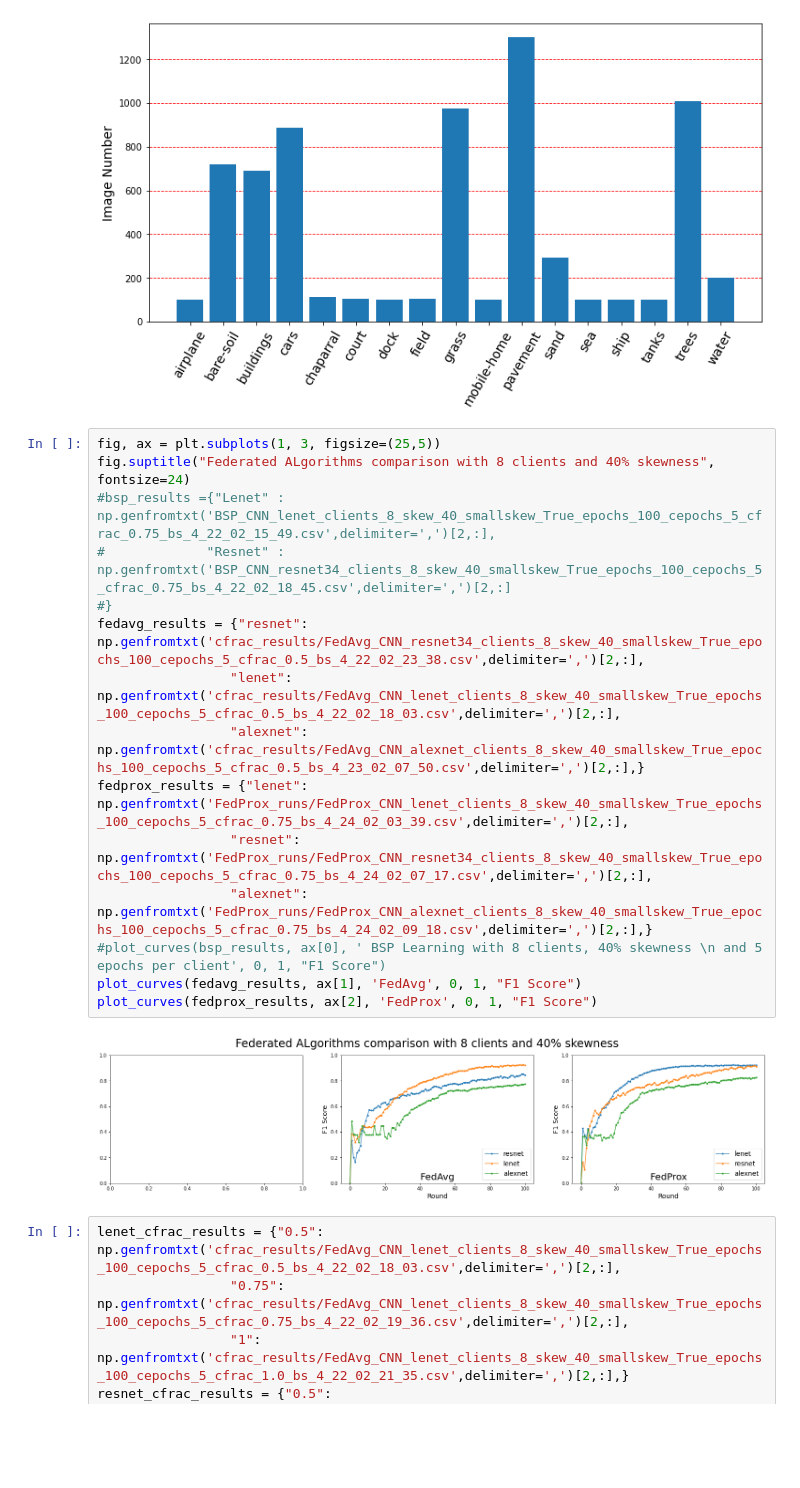
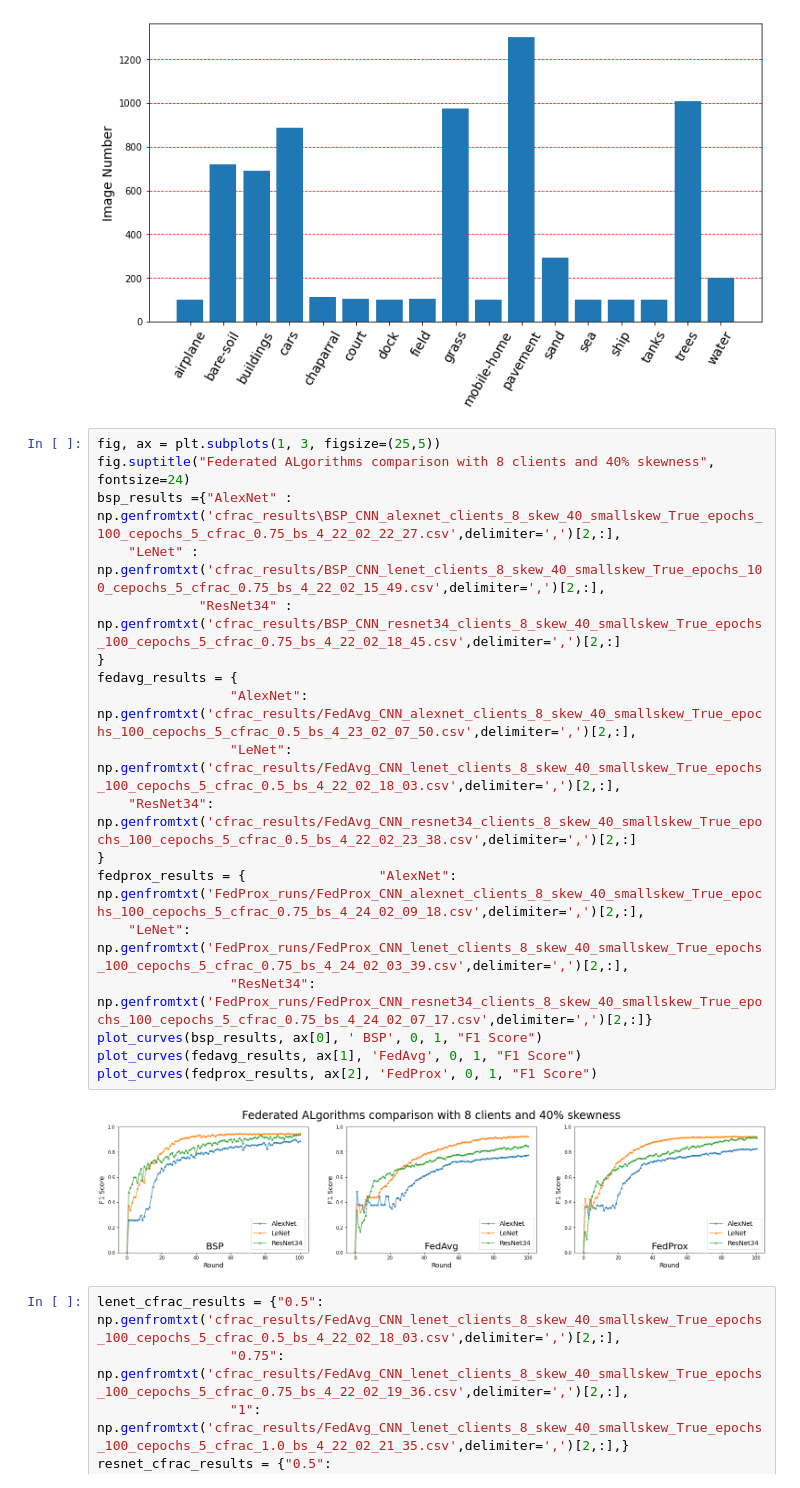
Before and after one commit to anandcu3/Federated-Learning-for-Remote-Sensing, a Jupyter notebook: the new plots notebook.ipynb, the cells around one changed output. Drawn from its saved outputs; the diff is of its cells as text; blank space fills up the shorter version.

Commit message:
plots updated

```diff
--- a/the new plots notebook.ipynb
+++ b/the new plots notebook.ipynb
@@ -129,20 +129,23 @@ plt.show()
 # %%
 fig, ax = plt.subplots(1, 3, figsize=(25,5))
 fig.suptitle("Federated ALgorithms comparison with 8 clients and 40% skewness", fontsize=24)
-#bsp_results ={"Lenet" : np.genfromtxt('BSP_CNN_lenet_clients_8_skew_40_smallskew_True_epochs_100_cepochs_5_cfrac_0.75_bs_4_22_02_15_49.csv',delimiter=',')[2,:],
-#             "Resnet" : np.genfromtxt('BSP_CNN_resnet34_clients_8_skew_40_smallskew_True_epochs_100_cepochs_5_cfrac_0.75_bs_4_22_02_18_45.csv',delimiter=',')[2,:]
-#}
-fedavg_results = {"resnet": np.genfromtxt('cfrac_results/FedAvg_CNN_resnet34_clients_8_skew_40_smallskew_True_epochs_100_cepochs_5_cfrac_0.5_bs_4_22_02_23_38.csv',delimiter=',')[2,:],
-                 "lenet": np.genfromtxt('cfrac_results/FedAvg_CNN_lenet_clients_8_skew_40_smallskew_True_epochs_100_cepochs_5_cfrac_0.5_bs_4_22_02_18_03.csv',delimiter=',')[2,:],
-                 "alexnet": np.genfromtxt('cfrac_results/FedAvg_CNN_alexnet_clients_8_skew_40_smallskew_True_epochs_100_cepochs_5_cfrac_0.5_bs_4_23_02_07_50.csv',delimiter=',')[2,:],}
-fedprox_results = {"lenet": np.genfromtxt('FedProx_runs/FedProx_CNN_lenet_clients_8_skew_40_smallskew_True_epochs_100_cepochs_5_cfrac_0.75_bs_4_24_02_03_39.csv',delimiter=',')[2,:],
-                 "resnet": np.genfromtxt('FedProx_runs/FedProx_CNN_resnet34_clients_8_skew_40_smallskew_True_epochs_100_cepochs_5_cfrac_0.75_bs_4_24_02_07_17.csv',delimiter=',')[2,:],
-                 "alexnet": np.genfromtxt('FedProx_runs/FedProx_CNN_alexnet_clients_8_skew_40_smallskew_True_epochs_100_cepochs_5_cfrac_0.75_bs_4_24_02_09_18.csv',delimiter=',')[2,:],}
-#plot_curves(bsp_results, ax[0], ' BSP Learning with 8 clients, 40% skewness \n and 5 epochs per client', 0, 1, "F1 Score")
+bsp_results ={"AlexNet" : np.genfromtxt('cfrac_results\BSP_CNN_alexnet_clients_8_skew_40_smallskew_True_epochs_100_cepochs_5_cfrac_0.75_bs_4_22_02_22_27.csv',delimiter=',')[2,:],
+    "LeNet" : np.genfromtxt('cfrac_results/BSP_CNN_lenet_clients_8_skew_40_smallskew_True_epochs_100_cepochs_5_cfrac_0.75_bs_4_22_02_15_49.csv',delimiter=',')[2,:],
+             "ResNet34" : np.genfromtxt('cfrac_results/BSP_CNN_resnet34_clients_8_skew_40_smallskew_True_epochs_100_cepochs_5_cfrac_0.75_bs_4_22_02_18_45.csv',delimiter=',')[2,:]
+}
+fedavg_results = {
+                 "AlexNet": np.genfromtxt('cfrac_results/FedAvg_CNN_alexnet_clients_8_skew_40_smallskew_True_epochs_100_cepochs_5_cfrac_0.5_bs_4_23_02_07_50.csv',delimiter=',')[2,:],
+                 "LeNet": np.genfromtxt('cfrac_results/FedAvg_CNN_lenet_clients_8_skew_40_smallskew_True_epochs_100_cepochs_5_cfrac_0.5_bs_4_22_02_18_03.csv',delimiter=',')[2,:],
+    "ResNet34": np.genfromtxt('cfrac_results/FedAvg_CNN_resnet34_clients_8_skew_40_smallskew_True_epochs_100_cepochs_5_cfrac_0.5_bs_4_22_02_23_38.csv',delimiter=',')[2,:]
+}
+fedprox_results = {                 "AlexNet": np.genfromtxt('FedProx_runs/FedProx_CNN_alexnet_clients_8_skew_40_smallskew_True_epochs_100_cepochs_5_cfrac_0.75_bs_4_24_02_09_18.csv',delimiter=',')[2,:],
+    "LeNet": np.genfromtxt('FedProx_runs/FedProx_CNN_lenet_clients_8_skew_40_smallskew_True_epochs_100_cepochs_5_cfrac_0.75_bs_4_24_02_03_39.csv',delimiter=',')[2,:],
+                 "ResNet34": np.genfromtxt('FedProx_runs/FedProx_CNN_resnet34_clients_8_skew_40_smallskew_True_epochs_100_cepochs_5_cfrac_0.75_bs_4_24_02_07_17.csv',delimiter=',')[2,:]}
+plot_curves(bsp_results, ax[0], ' BSP', 0, 1, "F1 Score")
 plot_curves(fedavg_results, ax[1], 'FedAvg', 0, 1, "F1 Score")
 plot_curves(fedprox_results, ax[2], 'FedProx', 0, 1, "F1 Score")
 # %% [output]
-[figure, old version]
+[figure, new version]
 # %%
 lenet_cfrac_results = {"0.5": np.genfromtxt('cfrac_results/FedAvg_CNN_lenet_clients_8_skew_40_smallskew_True_epochs_100_cepochs_5_cfrac_0.5_bs_4_22_02_18_03.csv',delimiter=',')[2,:],
                  "0.75": np.genfromtxt('cfrac_results/FedAvg_CNN_lenet_clients_8_skew_40_smallskew_True_epochs_100_cepochs_5_cfrac_0.75_bs_4_22_02_19_36.csv',delimiter=',')[2,:],
```
